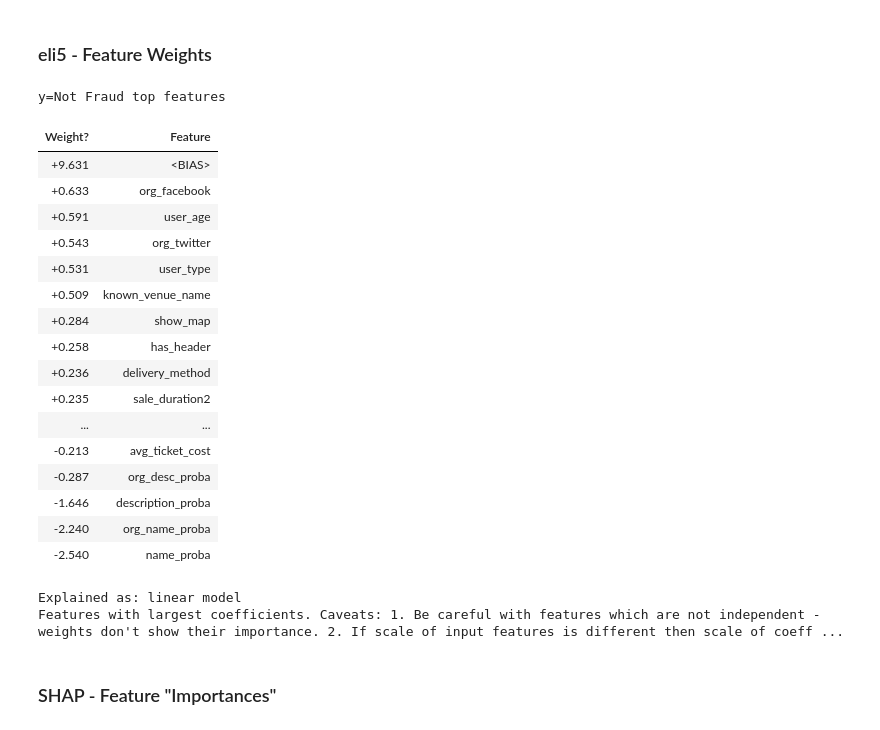
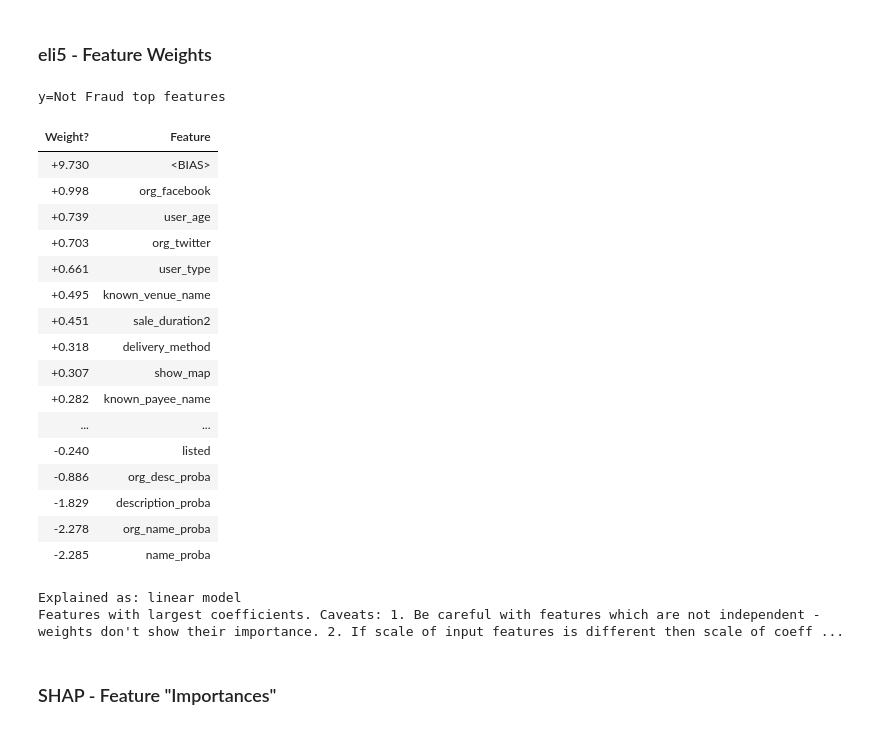
Before and after one commit to jeffjohannsen/Fraud_Detection, a Jupyter notebook: notebooks/a2_Model_Testing_Metrics_and_Interpretation.ipynb, the cells around one changed output. Drawn from its saved outputs; the diff is of its cells as text; code cells hidden in the pictures.

```diff
--- a/notebooks/a2_Model_Testing_Metrics_and_Interpretation.ipynb
+++ b/notebooks/a2_Model_Testing_Metrics_and_Interpretation.ipynb
@@ -303,3 +416,2 @@ forest_best_params = dict()
 # %%
-model = models["log_reg"]
-model_params = log_reg_best_params
+log_reg_clf = models['log_reg'](**log_reg_best_params)
@@ -308,5 +418,5 @@ clf = model(**model_params)
 # %%
-clf.fit(X_train, y_train)
+log_reg_clf.fit(X_train, y_train)
 # %% [output]
 LogisticRegression(C=1, class_weight='balanced', max_iter=10000, random_state=7,
                    solver='newton-cg')
@@ -512,28 +510,28 @@ plt.show()
 # %% [markdown]
 ### eli5 - Feature Weights
 # %%
-eli5.show_weights(clf, feature_names = features_to_test,
+eli5.show_weights(log_reg_clf, feature_names = features_to_test,
                   top=None, show=['targets', 'method', 'description',
                                   'decision_tree', 'feature_importances'])
 # %% [output]
 y=Not Fraud top features
 | Weight? | Feature |
-| +9.631 | <BIAS> |
-| +0.633 | org_facebook |
-| +0.591 | user_age |
-| +0.543 | org_twitter |
-| +0.531 | user_type |
-| +0.509 | known_venue_name |
-| +0.284 | show_map |
-| +0.258 | has_header |
-| +0.236 | delivery_method |
-| +0.235 | sale_duration2 |
+| +9.730 | <BIAS> |
+| +0.998 | org_facebook |
+| +0.739 | user_age |
+| +0.703 | org_twitter |
+| +0.661 | user_type |
+| +0.495 | known_venue_name |
+| +0.451 | sale_duration2 |
+| +0.318 | delivery_method |
+| +0.307 | show_map |
+| +0.282 | known_payee_name |
 | ... | ... |
-| -0.213 | avg_ticket_cost |
-| -0.287 | org_desc_proba |
-| -1.646 | description_proba |
-| -2.240 | org_name_proba |
-| -2.540 | name_proba |
+| -0.240 | listed |
+| -0.886 | org_desc_proba |
+| -1.829 | description_proba |
+| -2.278 | org_name_proba |
+| -2.285 | name_proba |
 Explained as: linear model
 Features with largest coefficients. Caveats: 1. Be careful with features which are not independent - weights don't show their importance. 2. If scale of input features is different then scale of coeff ...
 # %% [markdown]
```
Also changed, not shown: parts of 20 cells of this notebook, 3 other files.
